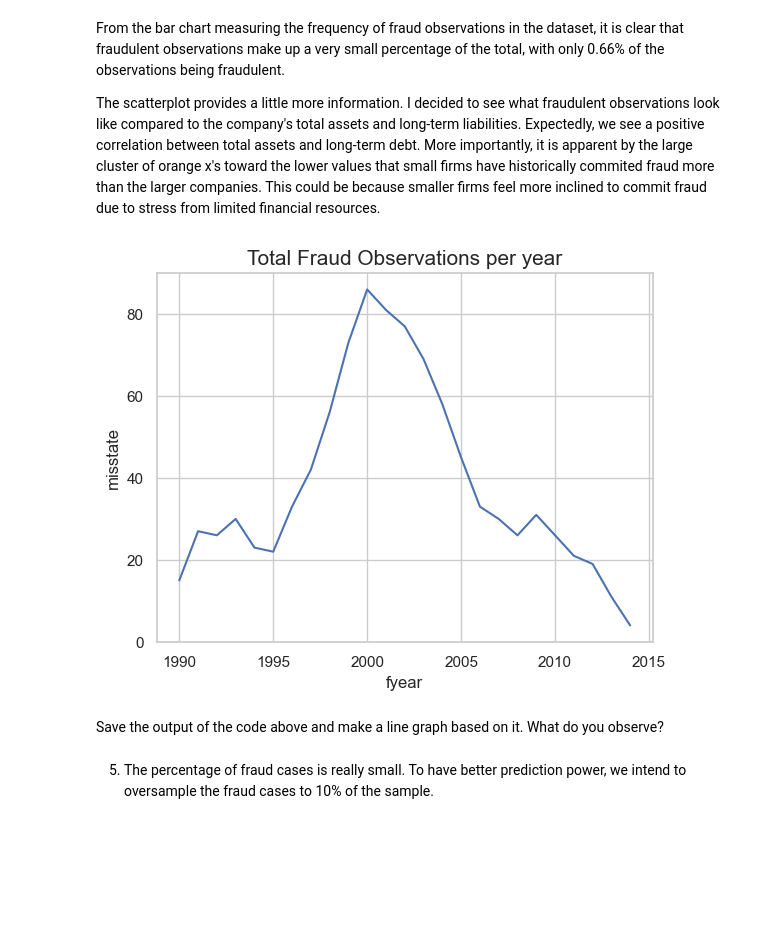
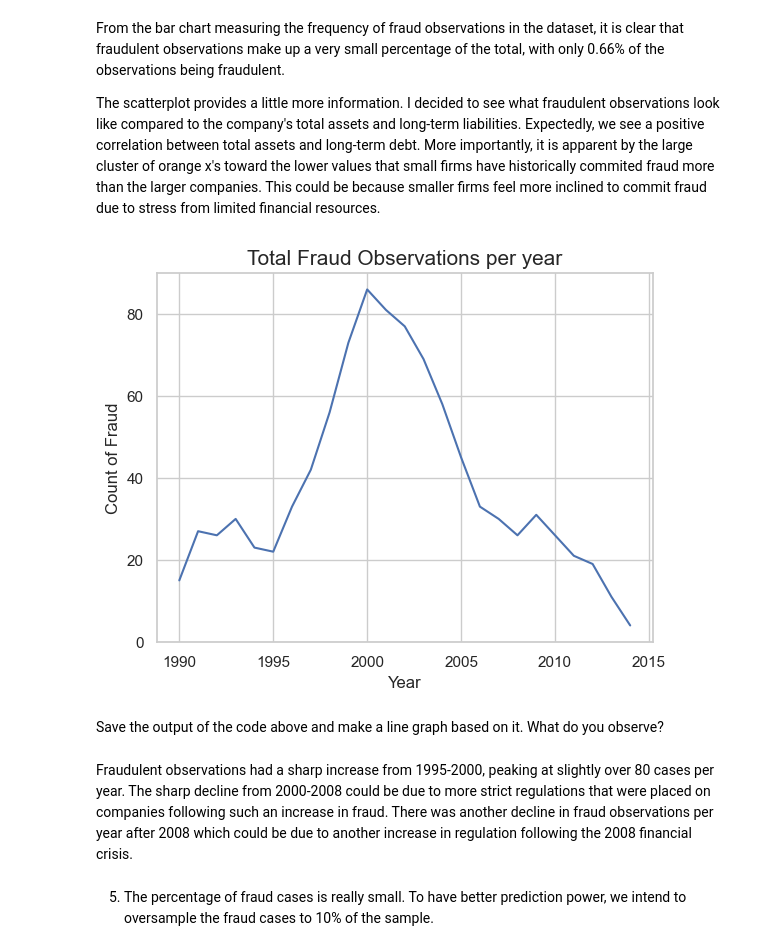
Before and after one commit to emilyneaville/DSCI-5240, a Jupyter notebook: Assignment 3/DSCI5240 Assignment 3-Logistic Regression.ipynb, the cells around one changed output. Cells and saved outputs as stored; diff of their text form; code cells hidden in the pictures; blank space fills up the shorter version.

Commit message:
Added analysis on line chart

```diff
--- a/Assignment 3/DSCI5240 Assignment 3-Logistic Regression.ipynb
+++ b/Assignment 3/DSCI5240 Assignment 3-Logistic Regression.ipynb
@@ -165,14 +165,18 @@ The scatterplot provides a little more information. I decided to see what fraudu
 # %%
 # Sum of fraud cases by year
 fraud_by_year = accounting_df.groupby('fyear')['misstate'].sum().reset_index()
 
 sns.set_theme(style ='whitegrid')
 sns.lineplot(x = fraud_by_year['fyear'], y = fraud_by_year['misstate'])
-plt.title('Total Fraud Observations per year', size = 15);
+plt.title('Total Fraud Observations per year', size = 15)
+plt.xlabel('Year')
+plt.ylabel('Count of Fraud');
 # %% [output]
-[figure, old version]
+[figure, new version]
 # %% [markdown]
 Save the output of the code above and make a line graph based on it. What do you observe?
+# %% [markdown]
+Fraudulent observations had a sharp increase from 1995-2000, peaking at slightly over 80 cases per year. The sharp decline from 2000-2008 could be due to more strict regulations that were placed on companies following such an increase in fraud. There was another decline in fraud observations per year after 2008 which could be due to another increase in regulation following the 2008 financial crisis.
 # %% [markdown]
 5. The percentage of fraud cases is really small. To have better prediction power, we intend to oversample the fraud cases to 10% of the sample.
 # %%
```
Also changed, not shown: parts of 1 cell of this notebook.
